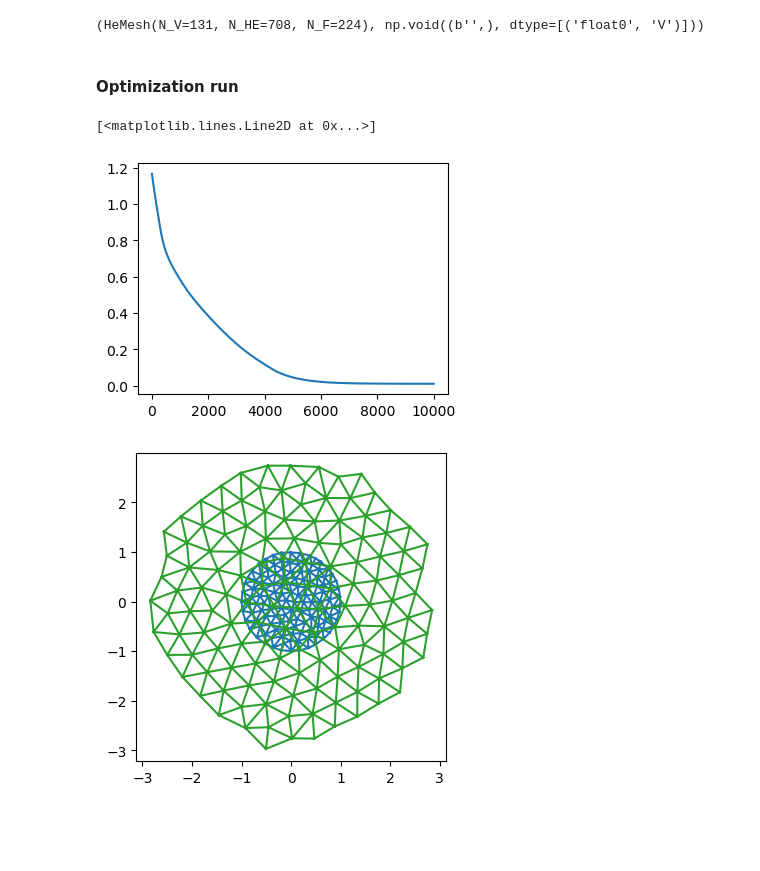
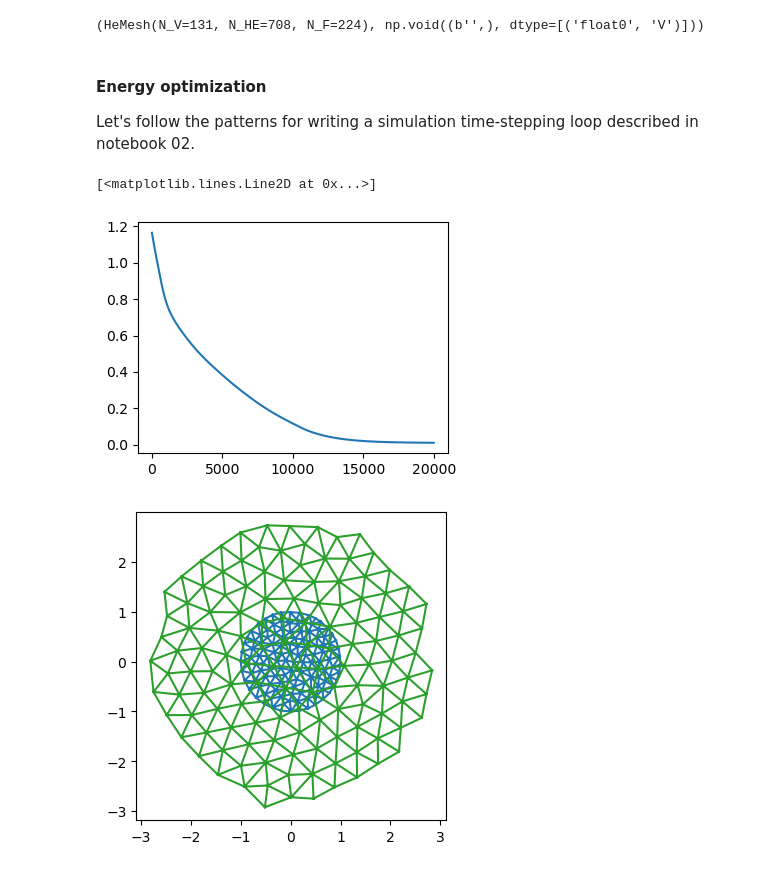
Before and after one commit to nikolas-claussen/triangulax, a Jupyter notebook: nbs/05_example_simulation.ipynb, the cells around one changed output. Saved outputs shown, nothing was run; the diff lists cells and outputs as text; code cells hidden in the pictures; blank space fills up the shorter version.

Commit message:
rewrote example simulation notebook

```diff
--- a/nbs/05_example_simulation.ipynb
+++ b/nbs/05_example_simulation.ipynb
@@ -112,4 +99,6 @@ connectivity_grad, connectivity_grad.dest[0] # whatever that means
 # %% [output]
 (HeMesh(N_V=131, N_HE=708, N_F=224), np.void((b'',), dtype=[('float0', 'V')]))
 # %% [markdown]
-#### Optimization run
+#### Energy optimization
+
+Let's follow the patterns for writing a simulation time-stepping loop described in notebook 02.
@@ -116,29 +114,17 @@ connectivity_grad, connectivity_grad.dest[0] # whatever that means
 # %%
+# simulation timesteps
+step_size = 0.02
+N_steps = 20000
+timepoints = step_size * jnp.arange(N_steps)
+
 # parameters of the energy
 ell_0 = 0.5
 
-# parameters of the "optimizer"
-step_size = 0.05
-N_steps = 10000
+# inital condition
+init = ((geommesh, hemesh), timepoints[0])
 
-@jax.jit
-def make_step(geommesh: GeomMesh, hemesh: HeMesh, ell_0: float = 1, step_size: float = 0.01):
-    loss, grad = jax.value_and_grad(energy_function)(geommesh, hemesh, ell_0=ell_0)
-
-    # update - can be streamlined with equinox
-    updated_vertices = geommesh.vertices - step_size*grad.vertices
-    geommesh_updated = dataclasses.replace(geommesh, vertices=updated_vertices)
-    return geommesh_updated, hemesh, loss # explicitly return the hemesh - may need to be updated by flips!
-
-# define inital condition
-geommesh_optimized = copy.copy(geommesh)
-hemesh_optimized = copy.copy(hemesh)
-
-losses = []
-
-for step in range(N_steps):
-    geommesh_optimized, hemesh_optimized, loss = make_step(geommesh_optimized, hemesh_optimized,
-                                                           ell_0=ell_0, step_size=step_size)
-    losses.append(loss)
-
-losses = np.array(losses)
+# scanning function - applied at each time-step
+def scan_function(carry, next_time: jax.Array):
+    (geommesh, hemesh), current_time = carry
+    (geommesh, hemesh), loss = make_step(geommesh, hemesh, current_time, next_time, ell_0=ell_0)
+    return ((geommesh, hemesh), next_time), loss # log the loss/energy
@@ -145,9 +134,9 @@ losses = np.array(losses)
 # %%
 fig = plt.figure(figsize=(4, 3))
-plt.plot(losses)
+plt.plot(loss)
 # %% [output]
 [<matplotlib.lines.Line2D at 0x...>]
-[figure, old version]
+[figure, new version]
 # %%
 fig = plt.figure(figsize=(4, 4))
 plt.triplot(*geommesh.vertices.T, hemesh.faces)
```
Also changed, not shown: parts of 59 cells of this notebook, 44 other files.
